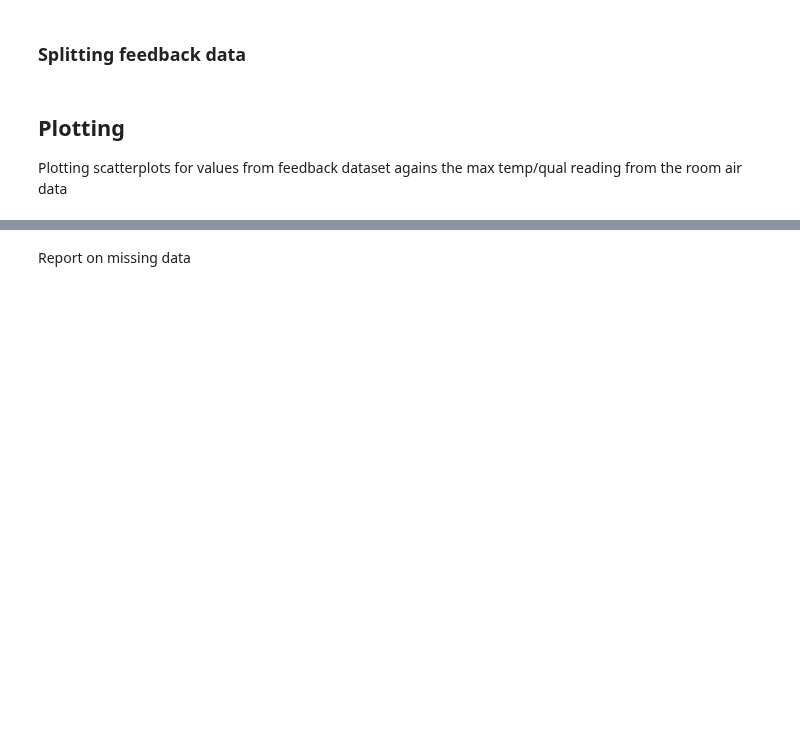
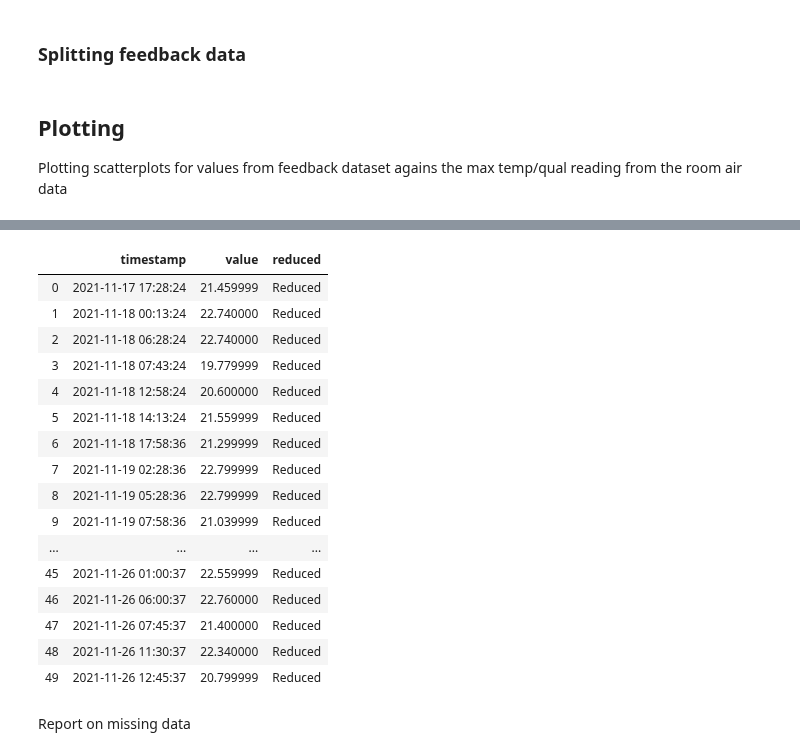
Before and after one commit to tug-cps/SchoolFeedback, a Jupyter notebook: notebooks/trends_data.ipynb, the cells around one changed output, grey strips where cells are left out. Cells and saved outputs as stored; diff of their text form; code cells hidden in the pictures; blank space fills up the shorter version.

```diff
--- a/notebooks/trends_data.ipynb
+++ b/notebooks/trends_data.ipynb
@@ -170,3 +184,23 @@ for type in ['temp','qual']:
+# %%
+r0_16_temp_df.sort_values(by='timestamp')[:50]
+# %% [output]
+|  | timestamp | value | reduced |
+| 0 | 2021-11-17 17:28:24 | 21.459999 | Reduced |
+| 1 | 2021-11-18 00:13:24 | 22.740000 | Reduced |
+| 2 | 2021-11-18 06:28:24 | 22.740000 | Reduced |
+| 3 | 2021-11-18 07:43:24 | 19.779999 | Reduced |
+| 4 | 2021-11-18 12:58:24 | 20.600000 | Reduced |
+| 5 | 2021-11-18 14:13:24 | 21.559999 | Reduced |
+| 6 | 2021-11-18 17:58:36 | 21.299999 | Reduced |
+| 7 | 2021-11-19 02:28:36 | 22.799999 | Reduced |
+| 8 | 2021-11-19 05:28:36 | 22.799999 | Reduced |
+| 9 | 2021-11-19 07:58:36 | 21.039999 | Reduced |
+| ... | ... | ... | ... |
+| 45 | 2021-11-26 01:00:37 | 22.559999 | Reduced |
+| 46 | 2021-11-26 06:00:37 | 22.760000 | Reduced |
+| 47 | 2021-11-26 07:45:37 | 21.400000 | Reduced |
+| 48 | 2021-11-26 11:30:37 | 22.340000 | Reduced |
+| 49 | 2021-11-26 12:45:37 | 20.799999 | Reduced |
 # %%
 # temperature_values = []
 # for time, room in zip(daily_studentsAdherence_df['daily_studentsAdherence_timestamp'],daily_studentsAdherence_df['roomName']):
```
Also changed, not shown: parts of 2 cells of this notebook, 28 other files.
